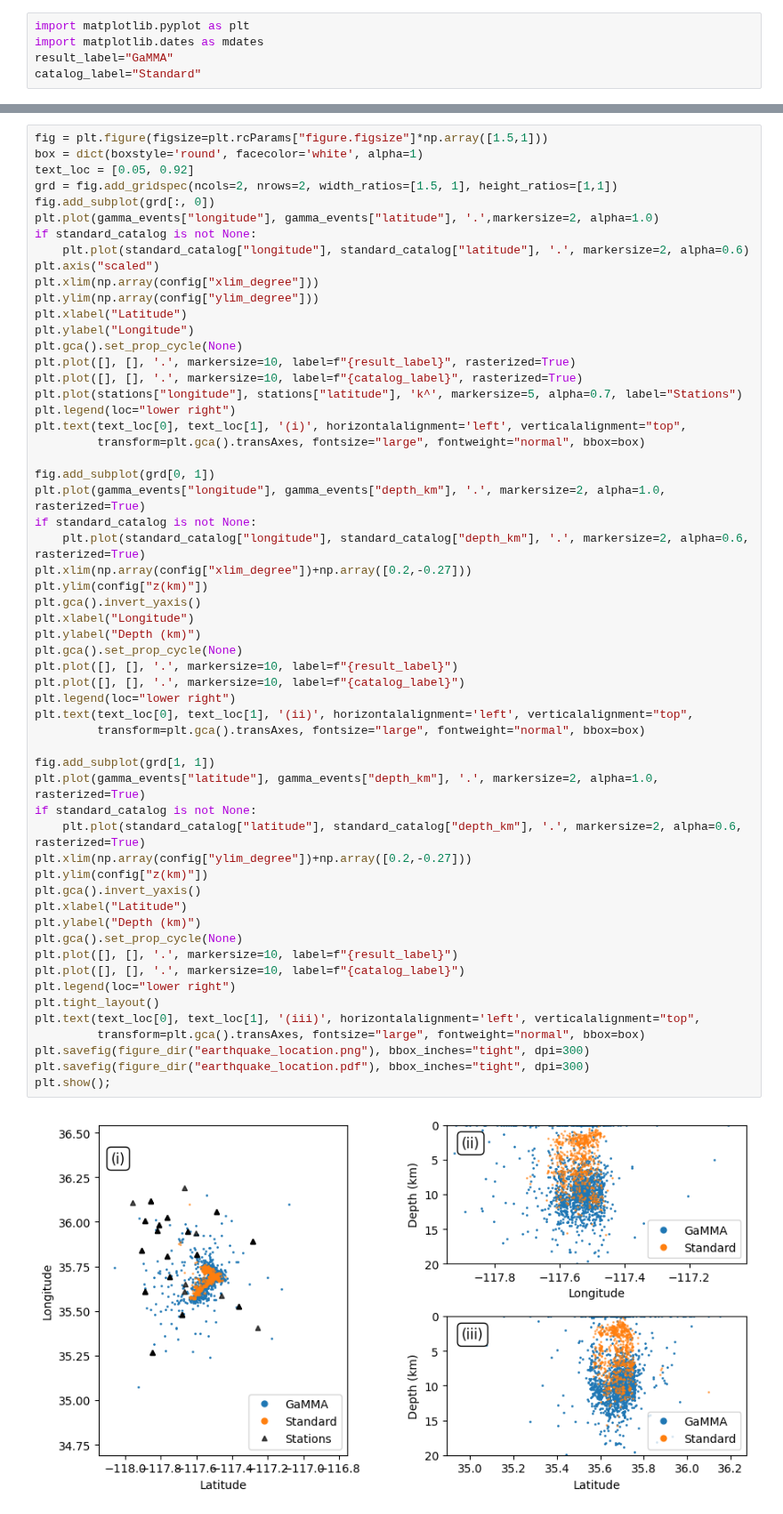
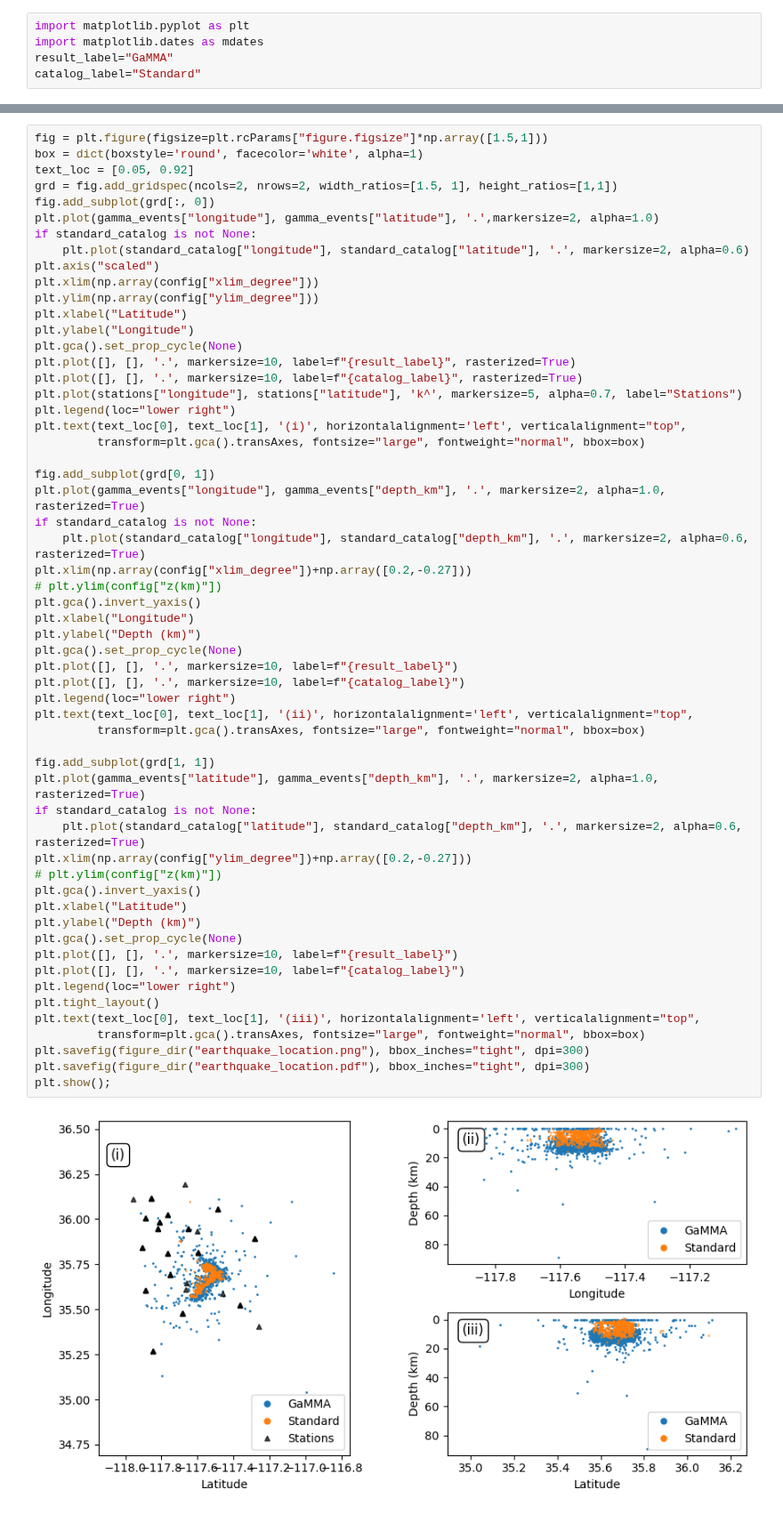
Before and after one commit to AI4EPS/GaMMA, a Jupyter notebook: docs/example_phasenet.ipynb, the cells around one changed output, grey strips where cells are left out. Shown at 89% size. Saved outputs shown, nothing was run; the diff lists cells and outputs as text.

```diff
--- a/docs/example_phasenet.ipynb
+++ b/docs/example_phasenet.ipynb
@@ -361,38 +353,38 @@ plt.plot(gamma_events["longitude"], gamma_events["depth_km"], '.', markersize=2,
 if standard_catalog is not None:
     plt.plot(standard_catalog["longitude"], standard_catalog["depth_km"], '.', markersize=2, alpha=0.6, rasterized=True)
 plt.xlim(np.array(config["xlim_degree"])+np.array([0.2,-0.27]))
-plt.ylim(config["z(km)"])
+# plt.ylim(config["z(km)"])
 plt.gca().invert_yaxis()
 plt.xlabel("Longitude")
 plt.ylabel("Depth (km)")
 plt.gca().set_prop_cycle(None)
 plt.plot([], [], '.', markersize=10, label=f"{result_label}")
 plt.plot([], [], '.', markersize=10, label=f"{catalog_label}")
 plt.legend(loc="lower right")
 plt.text(text_loc[0], text_loc[1], '(ii)', horizontalalignment='left', verticalalignment="top",
          transform=plt.gca().transAxes, fontsize="large", fontweight="normal", bbox=box)
 
 fig.add_subplot(grd[1, 1])
 plt.plot(gamma_events["latitude"], gamma_events["depth_km"], '.', markersize=2, alpha=1.0, rasterized=True)
 if standard_catalog is not None:
     plt.plot(standard_catalog["latitude"], standard_catalog["depth_km"], '.', markersize=2, alpha=0.6, rasterized=True)
 plt.xlim(np.array(config["ylim_degree"])+np.array([0.2,-0.27]))
-plt.ylim(config["z(km)"])
+# plt.ylim(config["z(km)"])
 plt.gca().invert_yaxis()
 plt.xlabel("Latitude")
 plt.ylabel("Depth (km)")
 plt.gca().set_prop_cycle(None)
 plt.plot([], [], '.', markersize=10, label=f"{result_label}")
 plt.plot([], [], '.', markersize=10, label=f"{catalog_label}")
 plt.legend(loc="lower right")
 plt.tight_layout()
 plt.text(text_loc[0], text_loc[1], '(iii)', horizontalalignment='left', verticalalignment="top",
          transform=plt.gca().transAxes, fontsize="large", fontweight="normal", bbox=box)
 plt.savefig(figure_dir("earthquake_location.png"), bbox_inches="tight", dpi=300)
 plt.savefig(figure_dir("earthquake_location.pdf"), bbox_inches="tight", dpi=300)
 plt.show();
 # %% [output]
-[figure, old version]
+[figure, new version]
 # %%
 if standard_catalog is not None:
     range = (0, standard_catalog["magnitude"].max())
```
Also changed, not shown: parts of 10 cells of this notebook, 1 other file.
